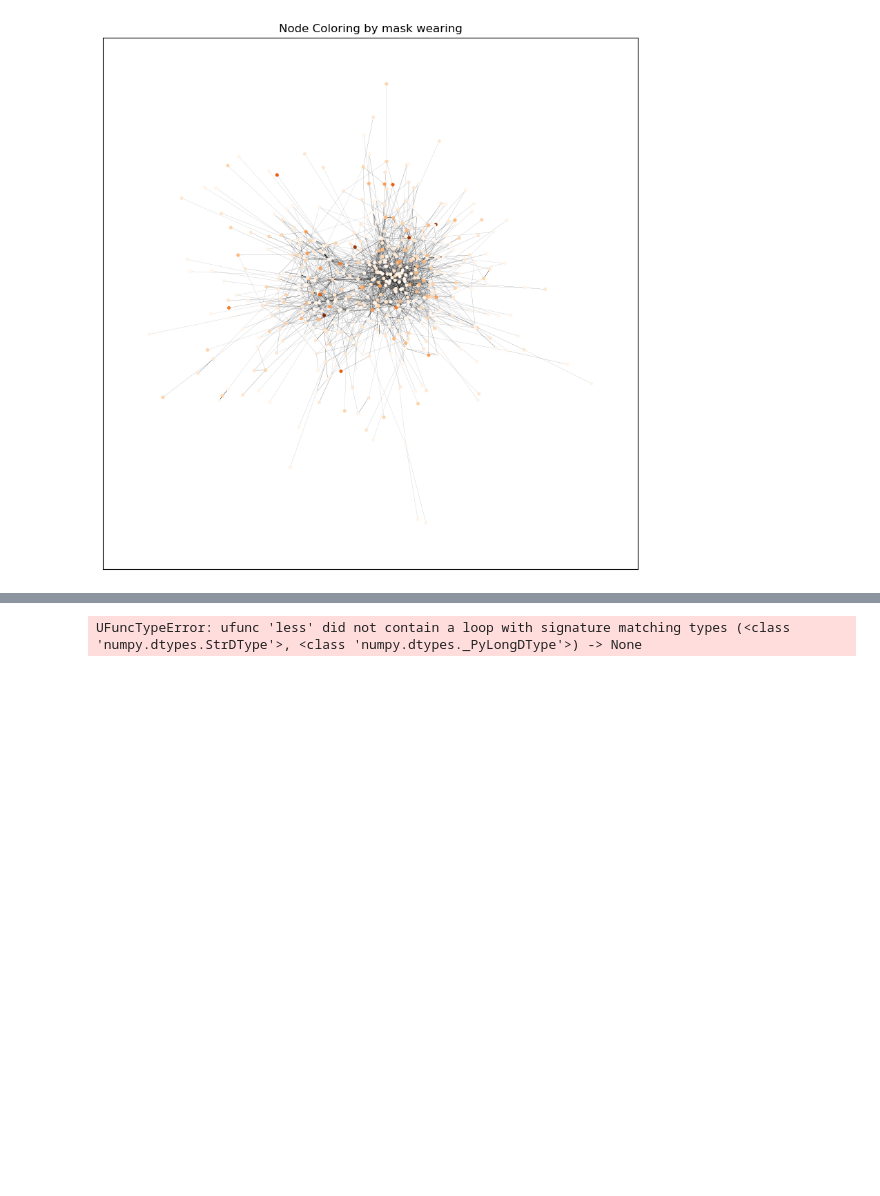
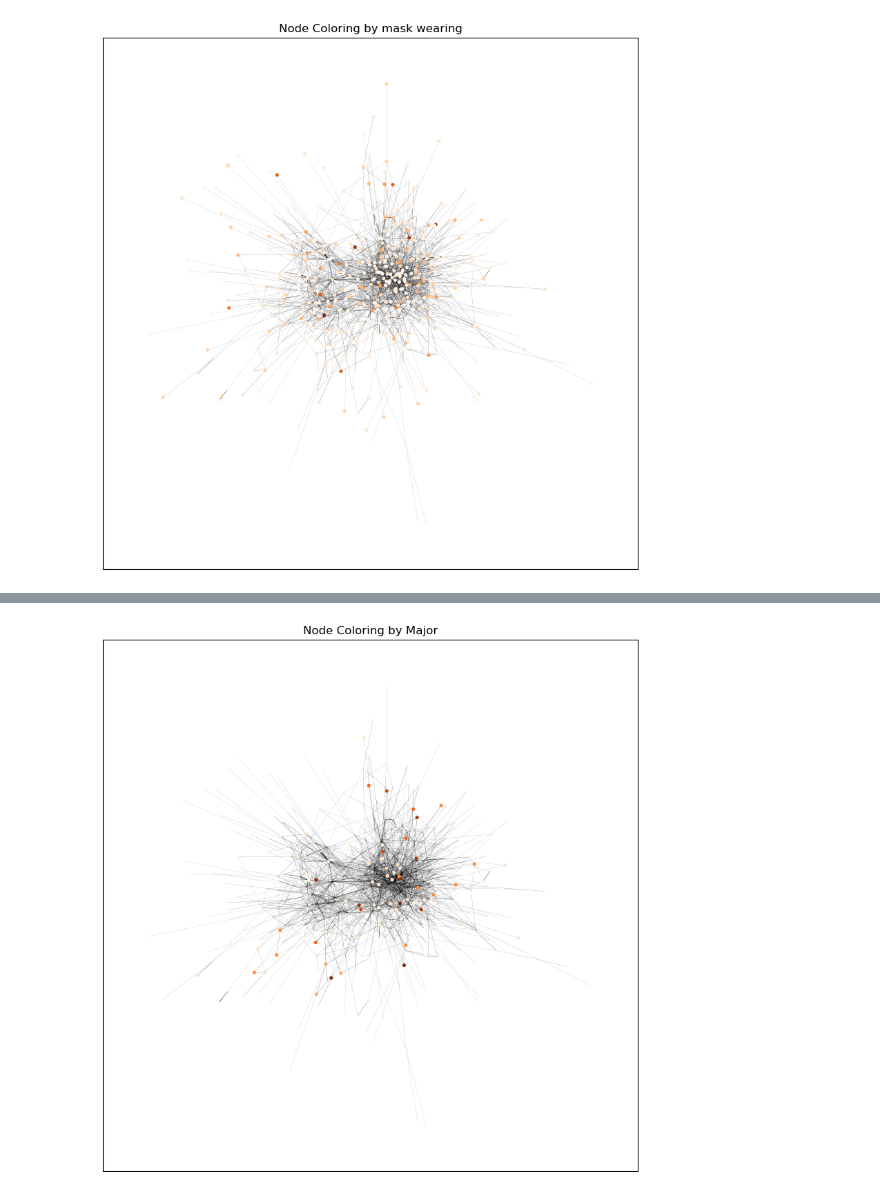
Before and after one commit to colabobio/oo-wku23, a Jupyter notebook: 3-behavioral-analysis.ipynb, the cells around one changed output, grey strips where cells are left out. Drawn from its saved outputs; the diff is of its cells as text; code cells hidden in the pictures; blank space fills up the shorter version.

```diff
--- a/3-behavioral-analysis.ipynb
+++ b/3-behavioral-analysis.ipynb
@@ -239,9 +284,9 @@ color_graph_by_attribute(G, Gpos, q2_attrib, 'Node Coloring by response to surve
 # %%
-wm_dict = nx.get_node_attributes(G, 'gender')
+wm_dict = nx.get_node_attributes(G, 'major')
 wm_attrib = [wm_dict[idx] for idx in wm_dict]
-color_graph_by_attribute(G, Gpos, wm_attrib, 'Node Coloring by gender', edge_weights)
+color_graph_by_attribute(G, Gpos, wm_attrib, 'Node Coloring by Major', edge_weights)
 # %% [output]
-UFuncTypeError: ufunc 'less' did not contain a loop with signature matching types (<class 'numpy.dtypes.StrDType'>, <class 'numpy.dtypes._PyLongDType'>) -> None
+[figure, added]
 # %%
 wm_dict = nx.get_node_attributes(G, 'year')
 wm_attrib = [wm_dict[idx] for idx in wm_dict]
```
Also changed, not shown: parts of 8 cells of this notebook, 7 other files.
